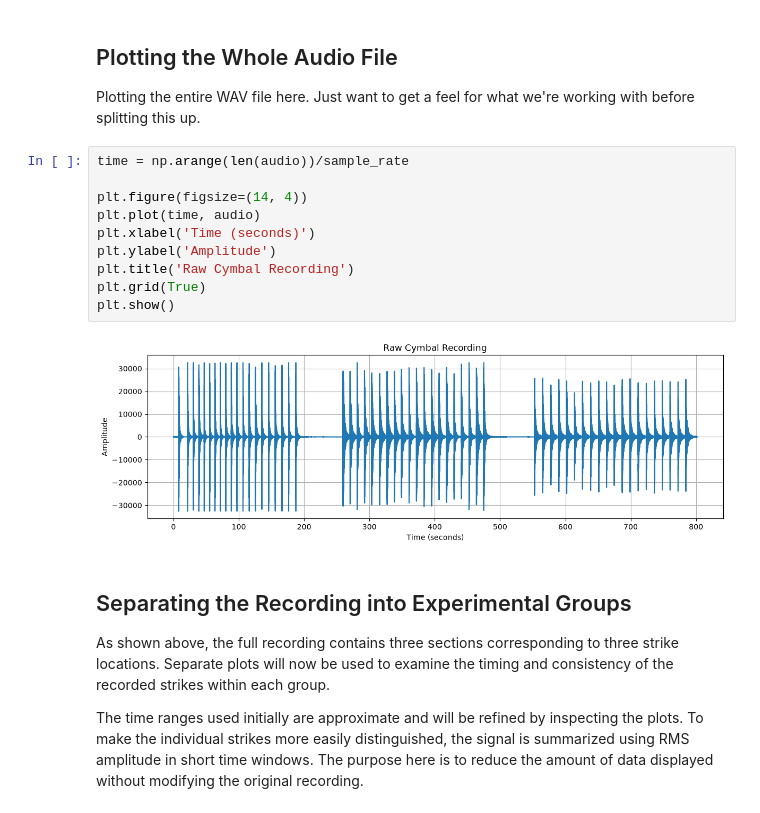
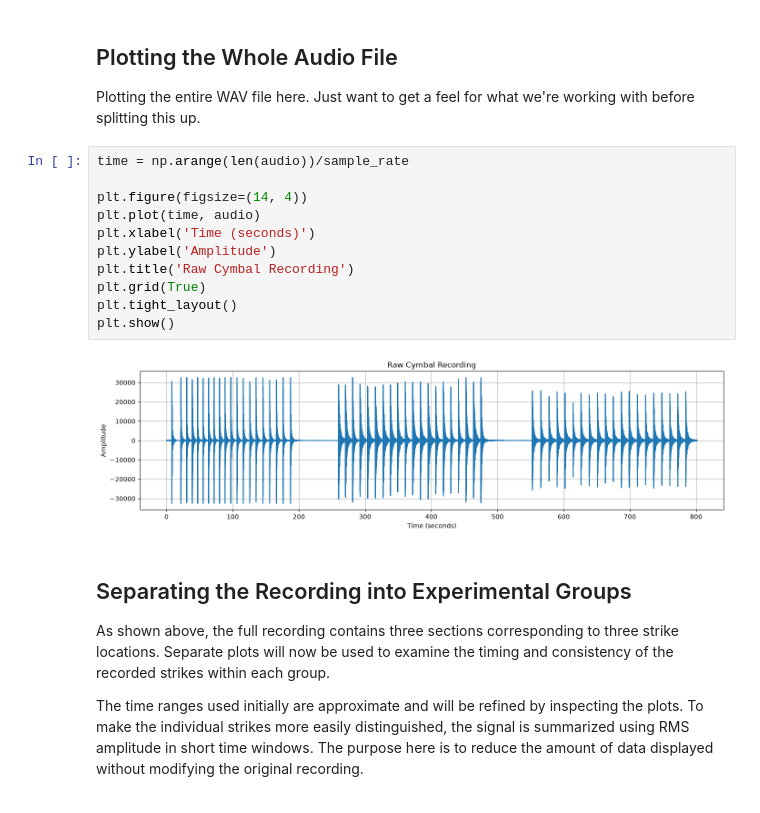
Before and after one commit to nrrorton/cymbal_sound_analysis, a Jupyter notebook: cymbal_audio_analysis.ipynb, the cells around one changed output. Saved outputs shown, nothing was run; the diff lists cells and outputs as text.

```diff
--- a/cymbal_audio_analysis.ipynb
+++ b/cymbal_audio_analysis.ipynb
@@ -28,15 +28,16 @@ Plotting the entire WAV file here. Just want to get a feel for what we're workin
 # %%
 time = np.arange(len(audio))/sample_rate
 
 plt.figure(figsize=(14, 4))
 plt.plot(time, audio)
 plt.xlabel('Time (seconds)')
 plt.ylabel('Amplitude')
 plt.title('Raw Cymbal Recording')
 plt.grid(True)
+plt.tight_layout()
 plt.show()
 # %% [output]
-[figure, old version]
+[figure, new version]
 # %% [markdown]
 ## Separating the Recording into Experimental Groups
 
```
Also changed, not shown: parts of 14 cells of this notebook.
